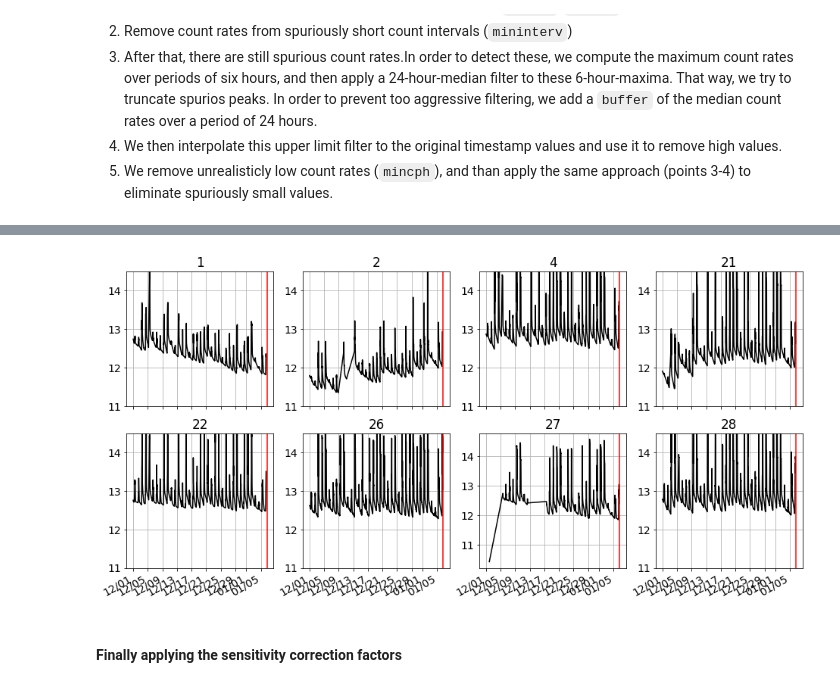
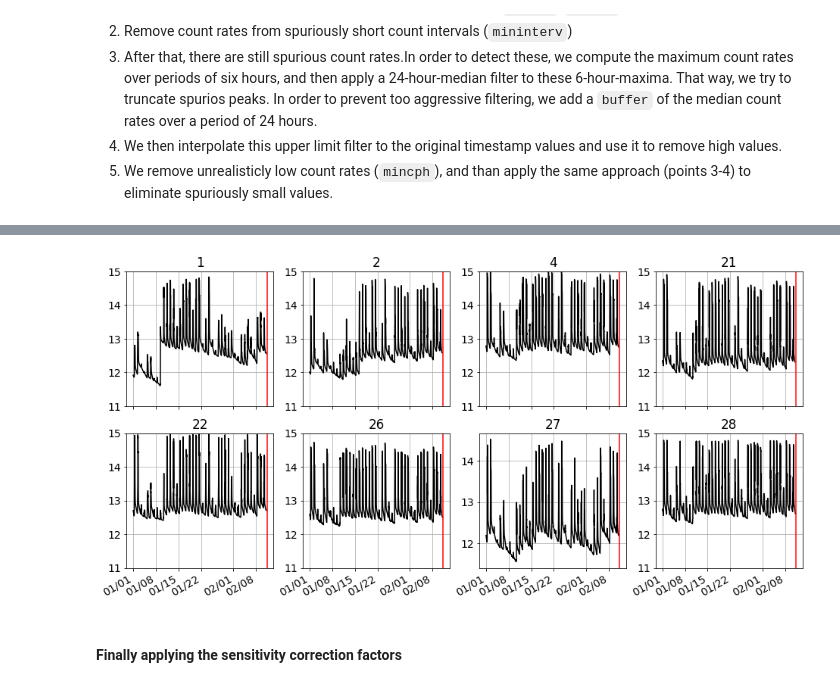
Before and after one commit to heistermann/cosmicsense, a Jupyter notebook: docs/source/notebooks/marquardt_process.ipynb, the cells around one changed output, grey strips where cells are left out. Saved outputs shown, nothing was run; the diff lists cells and outputs as text; code cells hidden in the pictures.

```diff
--- a/docs/source/notebooks/marquardt_process.ipynb
+++ b/docs/source/notebooks/marquardt_process.ipynb
@@ -441,21 +441,21 @@ plt.tight_layout(h_pad=0.2)
 # %%
 plt.rc('font', **{'size'   : 14})
 fig, ax = plt.subplots(nrows=2, ncols=4, figsize=(16,8), sharex=True)
 ax = ax.ravel()
 
 xlim = min_dtime, max_dtime
 
 for i, key in enumerate(crns.keys()):
-    ax[i].plot(crns[key]["2019-12-01":].index, crns[key]["2019-12-01":].volt, linestyle="-", ms=0, color="black")
+    ax[i].plot(crns[key]["2020-01-01":].index, crns[key]["2020-01-01":].volt, linestyle="-", ms=0, color="black")
     ax[i].xaxis.set_major_formatter(mdates.DateFormatter('%m/%d'))
     ax[i].grid()
     ax[i].set_title(key)
     ax[i].axvline(dt.datetime.now(), color="red")
     if not key==27:
-        ax[i].set_ylim(11,14.5)
+        ax[i].set_ylim(11,15)
 fig.autofmt_xdate()
 # %% [output]
-[figure, old version]
+[figure, new version]
 # %% [markdown]
 #### Finally applying the sensitivity correction factors
 # %%
```
Also changed, not shown: parts of 7 cells of this notebook, 21 other files.
